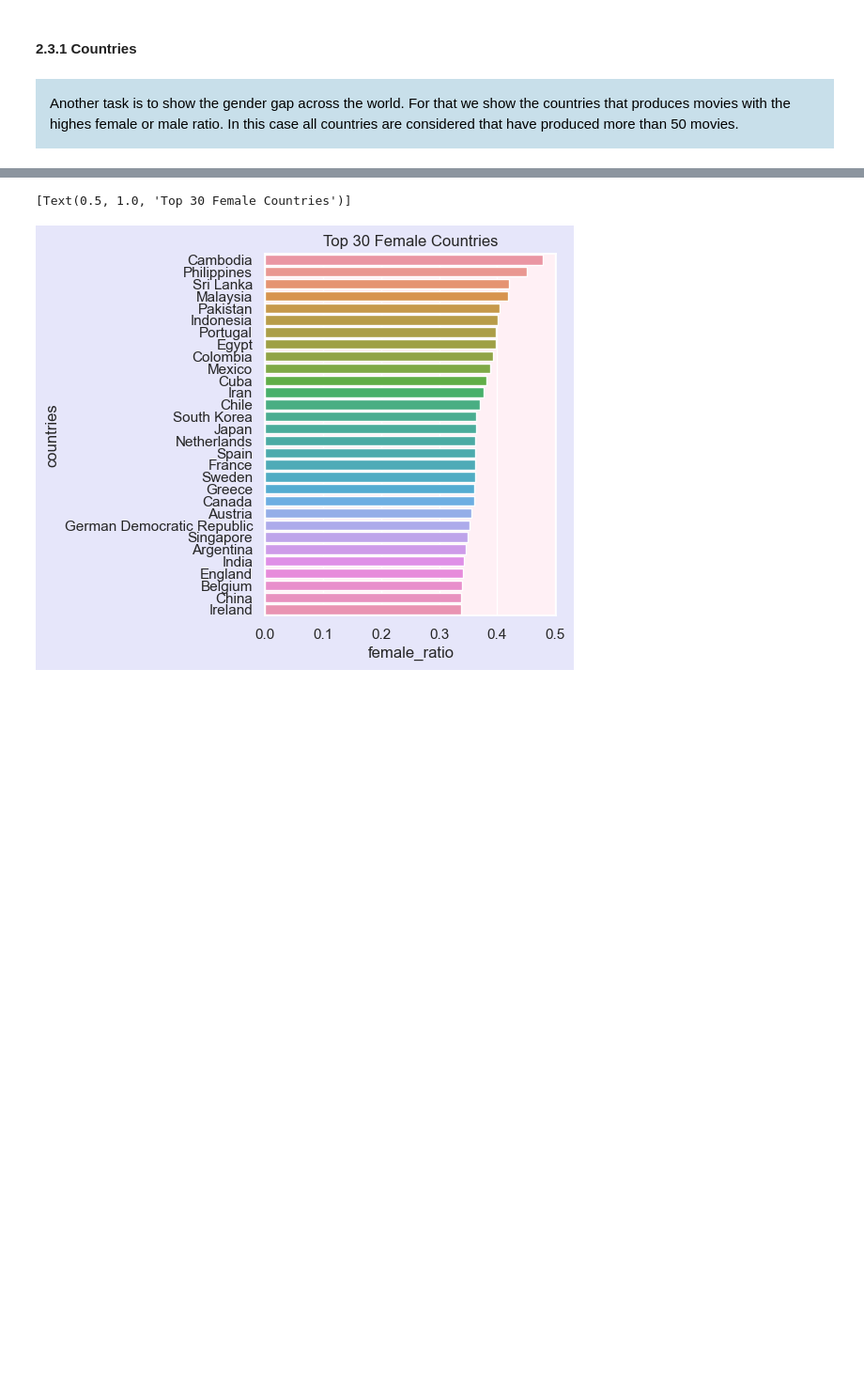
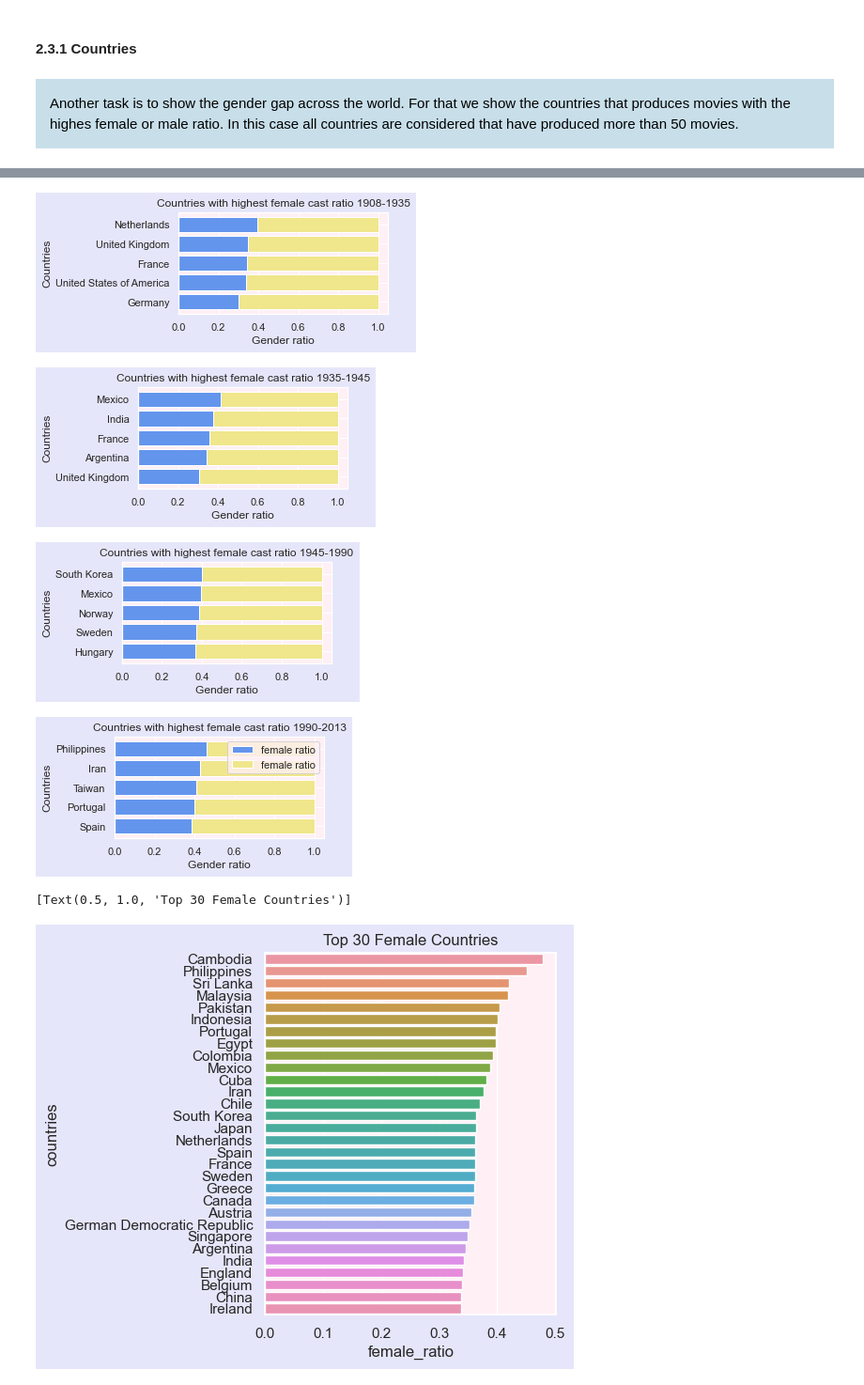
Before and after one commit to epfl-ada/ada-2022-project-yiyisoda, a Jupyter notebook: supporting_notebook.ipynb, the cells around one changed output, grey strips where cells are left out. Shown at 94% size. Drawn from its saved outputs; the diff is of its cells as text; code cells hidden in the pictures; blank space fills up the shorter version.

```diff
--- a/supporting_notebook.ipynb
+++ b/supporting_notebook.ipynb
@@ -959,0 +956,31 @@ Another task is to show the gender gap across the world. For that we show the co
+# %%
+movie_countries_by_year = movie_countries[~pd.isna(movie_countries['release_date'])] # drop NaN release date
+movie_countries_by_year['release_date'] = pd.to_datetime(movie_countries_by_year['release_date']) # transform to datetime format
+movie_countries_by_year['release_year'] = movie_countries_by_year['release_date'].dt.to_period('Y') # create year column
+movie_countries_by_year['release_year'] = movie_countries_by_year['release_year'].astype(str)
+movie_countries_by_year['release_year'] = movie_countries_by_year['release_year'].astype(int)
+
+movie_countries_0 = movie_countries_by_year[movie_countries_by_year['release_year']<=1935]
+movie_countries_1 = movie_countries_by_year[(movie_countries_by_year['release_year']>=1935) & (movie_countries_by_year['release_year']<=1945)]
+movie_countries_2 = movie_countries_by_year[(movie_countries_by_year['release_year']>=1945) & (movie_countries_by_year['release_year']<=1990)]
+movie_countries_3 = movie_countries_by_year[(movie_countries_by_year['release_year']>=1990) & (movie_countries_by_year['release_year']<=2013)]
+# %%
+# get top 5 countries with highest fefemale cast ratio
+for movie_countries, title in zip((movie_countries_0, movie_countries_1,movie_countries_2,movie_countries_3),('Countries with highest female cast ratio 1908-1935','Countries with highest female cast ratio 1935-1945','Countries with highest female cast ratio 1945-1990','Countries with highest female cast ratio 1990-2013')):
+    top_female_countries = genderratio_domain(movie_countries, 'countries', 100, characters, 'F') # obtain df containing Countries with highest female ratio
+    top_female_countries['male_ratio'] = 1-top_female_countries['female_ratio']
+
+    fig, ax = plt.subplots(figsize=(4, 2))
+    top_female_countries_plot = top_female_countries[::-1] # Reverse order because horzontal boxplot plots boxes in reverse order
+    b1 = ax.barh(top_female_countries_plot['countries'], top_female_countries_plot['female_ratio'], color="cornflowerblue")
+    b2 = ax.barh(top_female_countries_plot['countries'], top_female_countries_plot['male_ratio'],  left= top_female_countries_plot['female_ratio'], color="khaki")
+    plt.xlabel('Gender ratio')
+    plt.ylabel('Countries')
+    plt.title(title)
+ax.legend([b1, b2], ["female ratio", "female ratio"], loc="upper right")
+plt.show()
+# %% [output]
+[figure, added]
+[figure, added]
+[figure, added]
+[figure, added]
```
Also changed, not shown: parts of 22 cells of this notebook.
